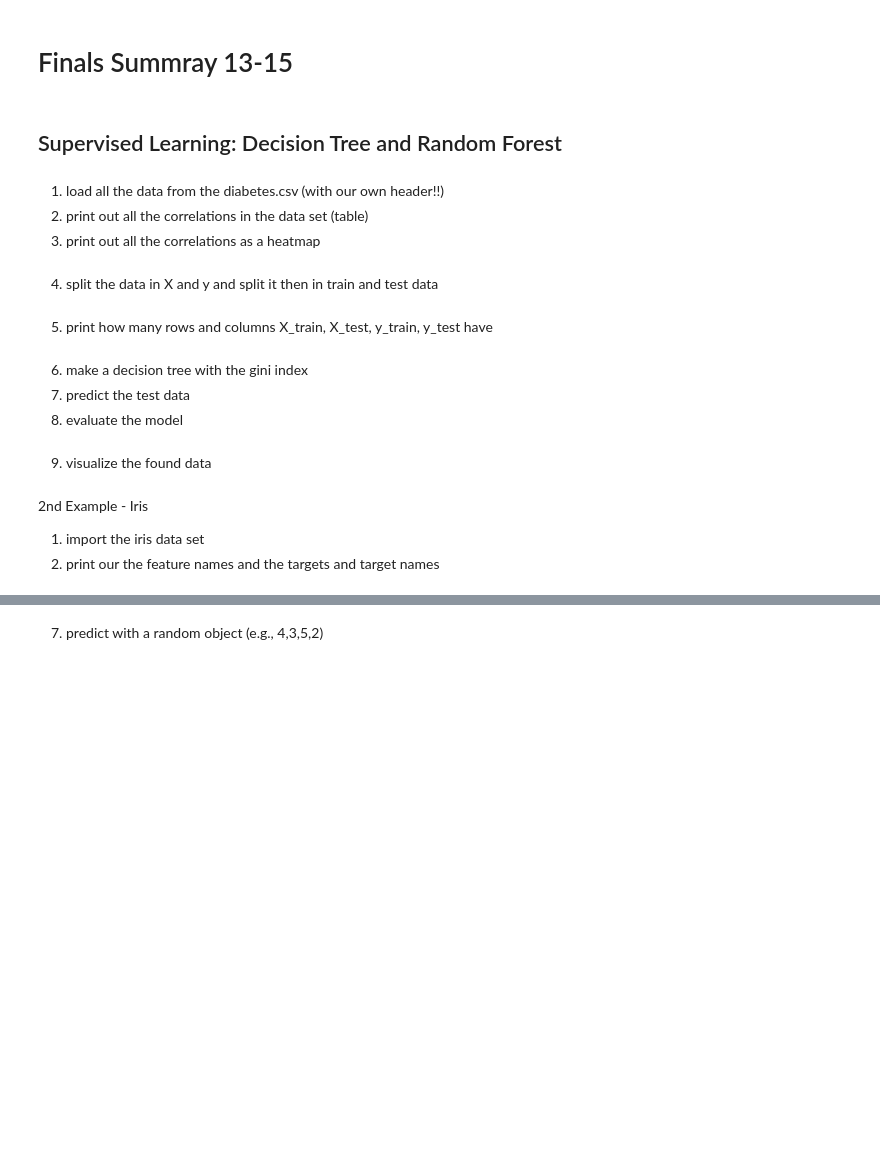
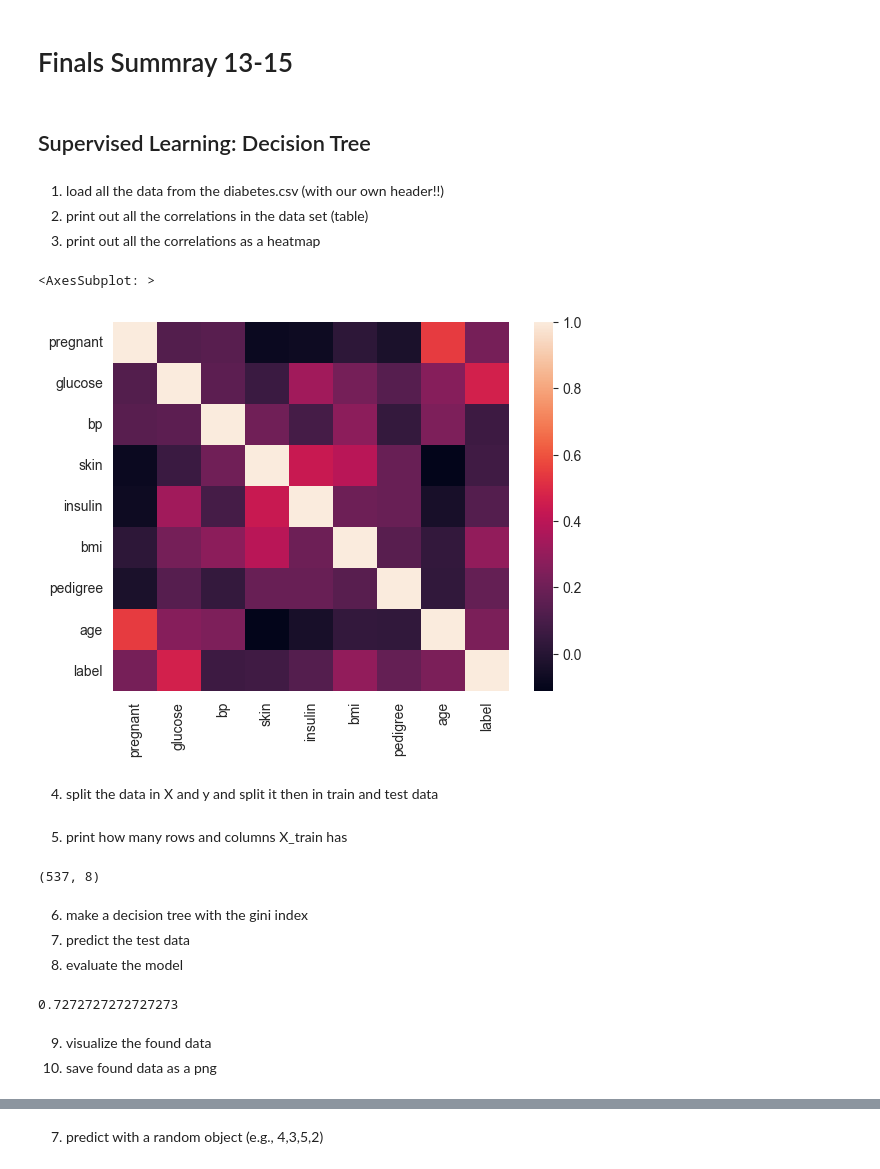
Before and after one commit to sonjaJolanda/BigDataSocialSciences, a Jupyter notebook: exercises_again_again/13-15_finals_summary.ipynb, the cells around one changed output, grey strips where cells are left out. Drawn from its saved outputs; the diff is of its cells as text; code cells hidden in the pictures; blank space fills up the shorter version.

```diff
--- a/exercises_again_again/13-15_finals_summary.ipynb
+++ b/exercises_again_again/13-15_finals_summary.ipynb
@@ -1,7 +1,7 @@
 # %% [markdown]
 # Finals Summray 13-15
 # %% [markdown]
-## Supervised Learning: Decision Tree and Random Forest
+## Supervised Learning: Decision Tree
 # %%
 import pandas as pd
 import numpy as np
@@ -22,6 +22,13 @@ col_names = ['pregnant', 'glucose', 'bp', 'skin', 'insulin', 'bmi', 'pedigree',
 1. load all the data from the diabetes.csv (with our own header!!)
 2. print out all the correlations in the data set (table)
 3. print out all the correlations as a heatmap
+# %%
+diabetes = pd.read_csv('resources/diabetes.csv', header=0, names=col_names)
+corr = diabetes.corr()
+sns.heatmap(corr)
+# %% [output]
+<AxesSubplot: >
+[figure, added]
 # %% [markdown]
 4. split the data in X and y and split it then in train and test data
 # %%
@@ -29,11 +41,23 @@ feature_cols = ['pregnant', 'glucose', 'bp', 'skin', 'insulin', 'bmi', 'pedigree
 # %% [markdown]
-5. print how many rows and columns X_train, X_test, y_train, y_test have
+5. print how many rows and columns X_train has
+# %%
+X_train.shape
+# %% [output]
+(537, 8)
 # %% [markdown]
 6. make a decision tree with the gini index
 7. predict the test data
 8. evaluate the model
+# %%
+dec_tree_classifier = DecisionTreeClassifier(criterion='gini')
+dec_tree_classifier = dec_tree_classifier.fit(X_train, y_train)
+y_prediction = dec_tree_classifier.predict(X_test)
+print(metrics.accuracy_score(y_test, y_prediction))
+# %% [output]
+0.7272727272727273
 # %% [markdown]
 9. visualize the found data
+10. save found data as a png
 # %%
 from sklearn.tree import export_graphviz
 import pydotplus
@@ -40,4 +65,0 @@ import pydotplus
-# %% [markdown]
-2nd Example - Iris
-1. import the iris data set
-2. print our the feature names and the targets and target names
```
Also changed, not shown: parts of 27 cells of this notebook, 1 other file.
